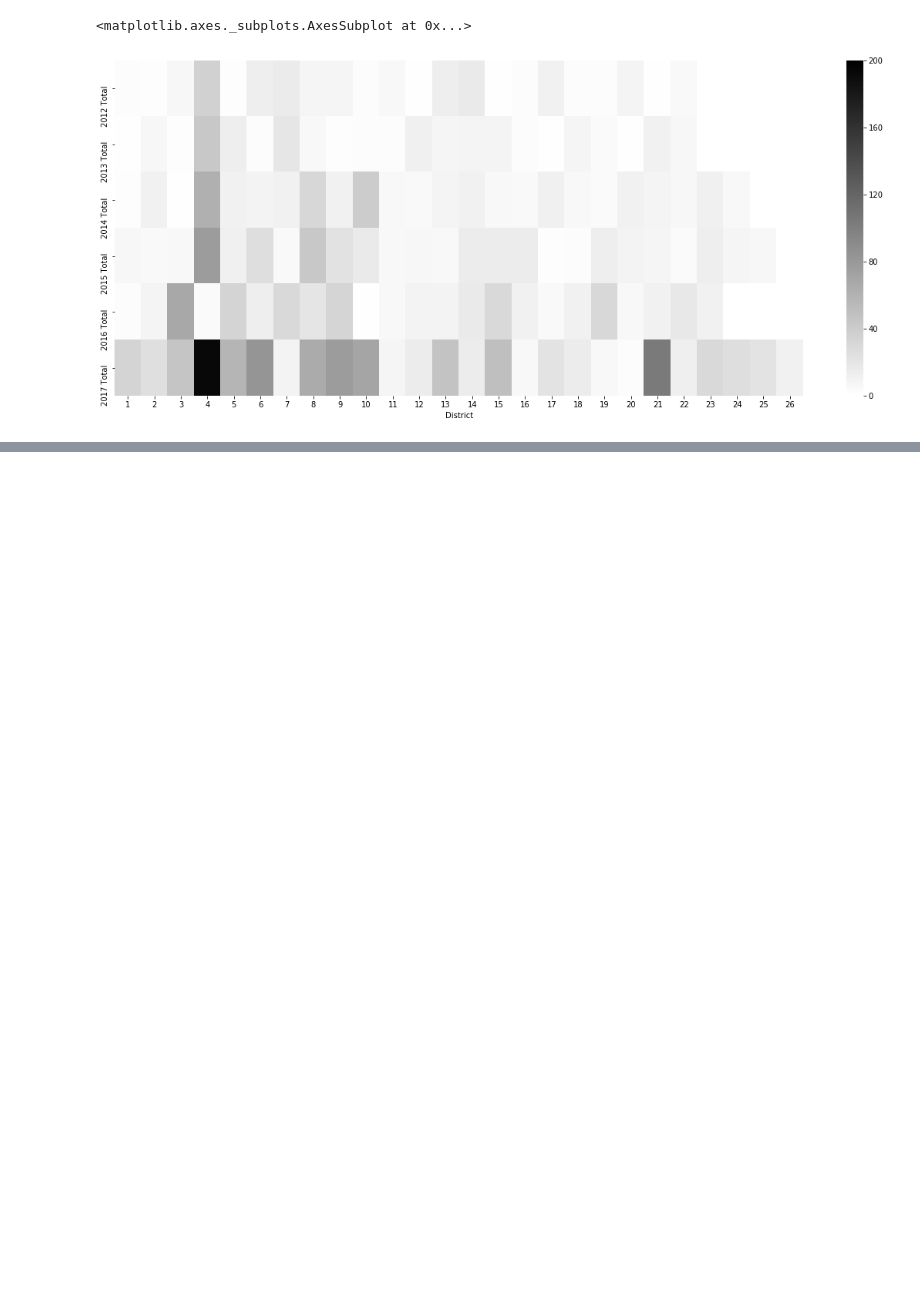
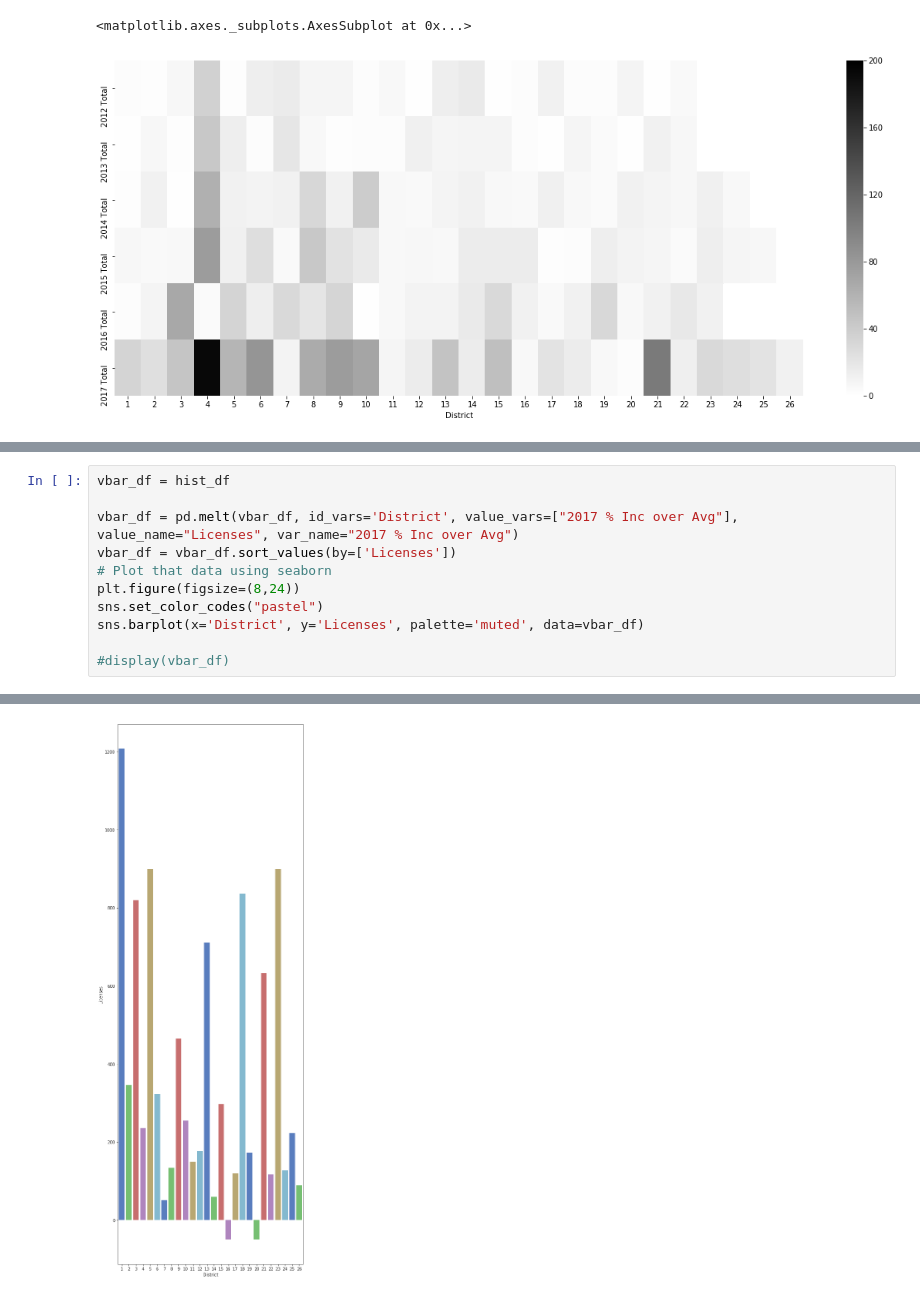
Before and after one commit to thewiredan/python_project, a Jupyter notebook: python_for_data_project.ipynb, the cells around one changed output, grey strips where cells are left out. Drawn from its saved outputs; the diff is of its cells as text; blank space fills up the shorter version.

```diff
--- a/python_for_data_project.ipynb
+++ b/python_for_data_project.ipynb
@@ -147,0 +159,12 @@ sns.heatmap(heat_df, cmap="gist_yarg", vmax=200)
+# %%
+vbar_df = hist_df
+
+vbar_df = pd.melt(vbar_df, id_vars='District', value_vars=["2017 % Inc over Avg"], value_name="Licenses", var_name="2017 % Inc over Avg")
+vbar_df = vbar_df.sort_values(by=['Licenses'])
+# Plot that data using seaborn
+plt.figure(figsize=(8,24))
+sns.set_color_codes("pastel")
+sns.barplot(x='District', y='Licenses', palette='muted', data=vbar_df)
+
+#display(vbar_df)
+# %% [output]
@@ -147,0 +188 @@ sns.heatmap(heat_df, cmap="gist_yarg", vmax=200)
+[figure, added]
```
Also changed, not shown: parts of 3 cells of this notebook, 2 other files.
